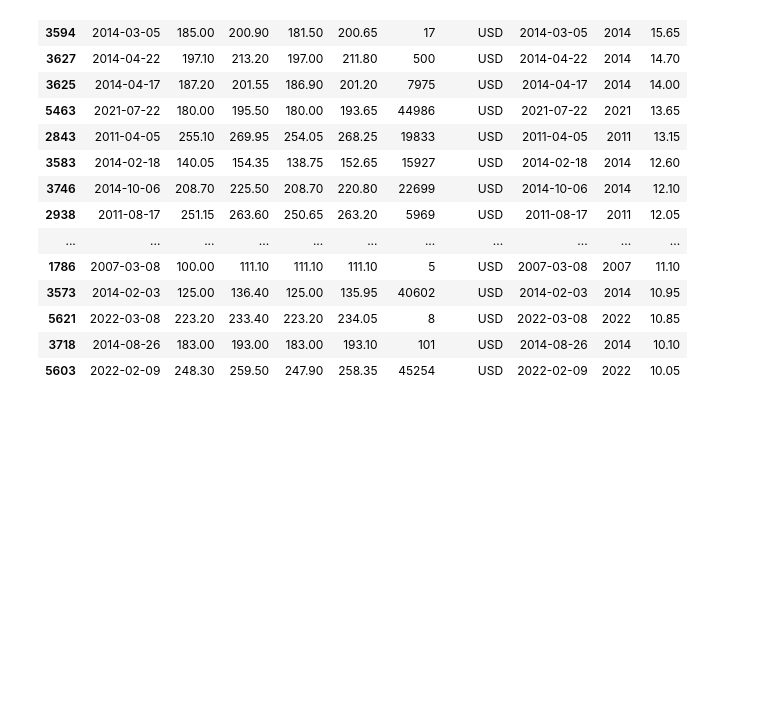
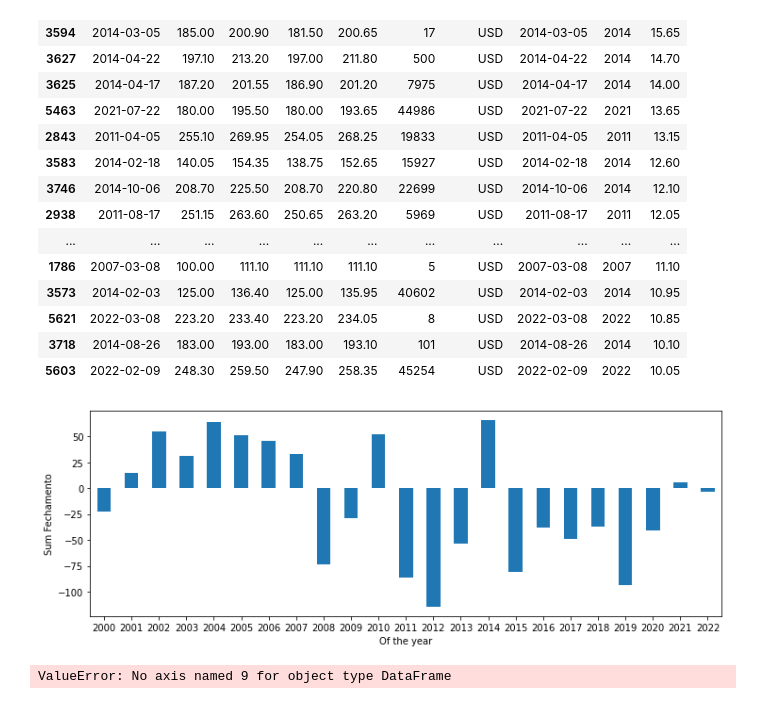
Before and after one commit to TeixeiraData/coffee-repository, a Jupyter notebook: tenminutes.ipynb, the cells around one changed output. Cells and saved outputs as stored; diff of their text form; code cells hidden in the pictures; blank space fills up the shorter version.

```diff
--- a/tenminutes.ipynb
+++ b/tenminutes.ipynb
@@ -69,7 +70,7 @@ coffee['year'] = coffee['new_date'].dt.year
 # %%
 coffee['Fecha']=coffee['Close'] - coffee['Open']
 # %%
-coffee1 = coffee.sort_values(by=['Volume','Fecha'], ascending=False)
+coffee1 = coffee.sort_values(by=['Fecha','Volume'], ascending=False)
 # %%
 coffee1.nlargest(20, "Fecha")
 # %% [output]
@@ -90,3 +91,18 @@ coffee1.nlargest(20, "Fecha")
 | 5621 | 2022-03-08 | 223.20 | 233.40 | 223.20 | 234.05 | 8 | USD | 2022-03-08 | 2022 | 10.85 |
 | 3718 | 2014-08-26 | 183.00 | 193.00 | 183.00 | 193.10 | 101 | USD | 2014-08-26 | 2014 | 10.10 |
 | 5603 | 2022-02-09 | 248.30 | 259.50 | 247.90 | 258.35 | 45254 | USD | 2022-02-09 | 2022 | 10.05 |
+# %%
+fig, axs = plt.subplots(figsize=(12, 4))
+
+coffee1.groupby(coffee1["new_date"].dt.year)["Fecha"].sum().plot(
+    kind='bar', rot=0, ax=axs
+)
+plt.xlabel("Of the year");  # custom x label using matplotlib
+
+plt.ylabel("Sum Fechamento");
+# %% [output]
+[figure, added]
+# %%
+coffee1.filter(like=2012, axis=9)
+# %% [output]
+ValueError: No axis named 9 for object type DataFrame
```
Also changed, not shown: parts of 3 cells of this notebook, 1 other file.
